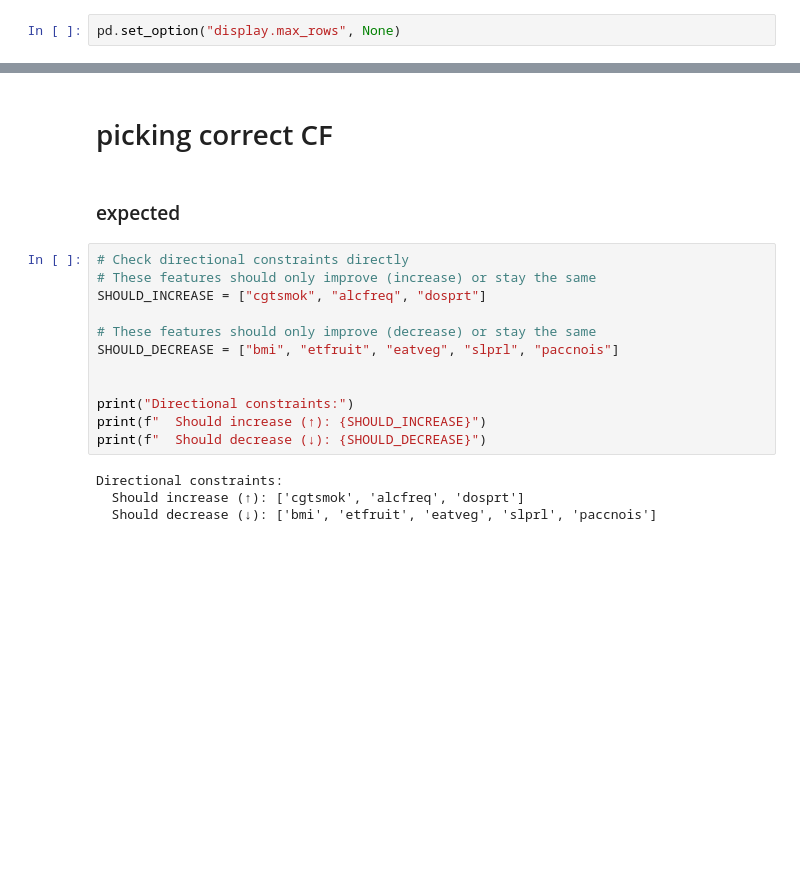
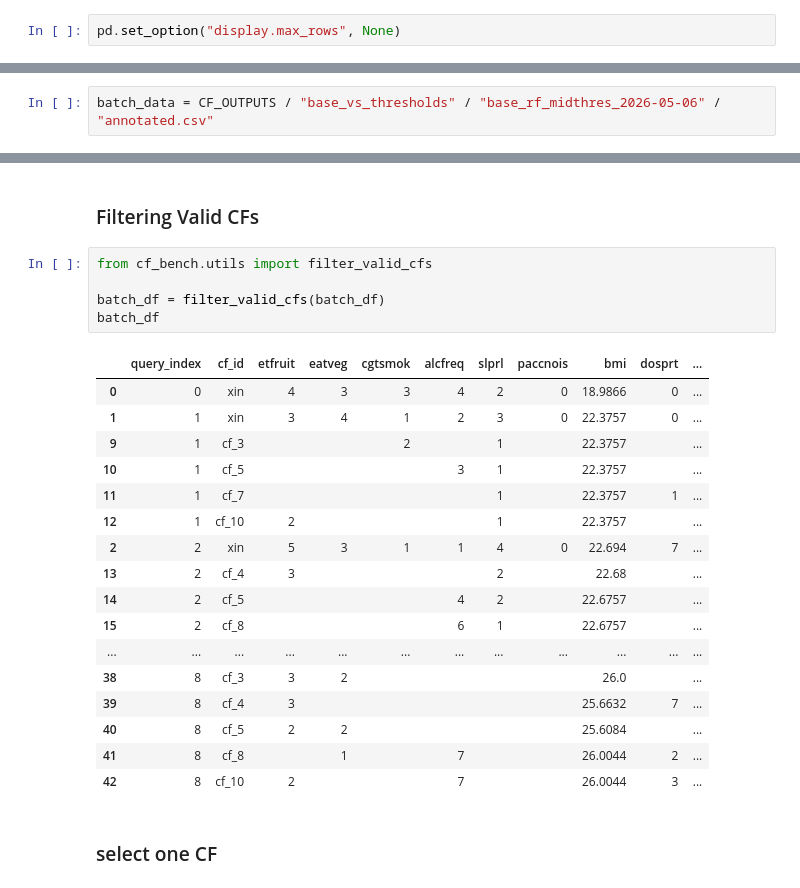
Before and after one commit to Dyretna/cf_bench, a Jupyter notebook: notebooks/counterfactual_tests/base_vs_thresholds/base_rf_midthres.ipynb, the cells around one changed output, grey strips where cells are left out. Cells and saved outputs as stored; diff of their text form; blank space fills up the shorter version.

```diff
--- a/notebooks/counterfactual_tests/base_vs_thresholds/base_rf_midthres.ipynb
+++ b/notebooks/counterfactual_tests/base_vs_thresholds/base_rf_midthres.ipynb
@@ -233,0 +22,2 @@ batch_cfcheck_df
+# %%
+batch_data = CF_OUTPUTS / "base_vs_thresholds" / "base_rf_midthres_2026-05-06" / "annotated.csv"
@@ -234,20 +73,27 @@ batch_cfcheck_df
+# %% [markdown]
+### Filtering Valid CFs
+# %%
+from cf_bench.utils import filter_valid_cfs
+
+batch_df = filter_valid_cfs(batch_df)
+batch_df
+# %% [output]
+|  | query_index | cf_id | etfruit | eatveg | cgtsmok | alcfreq | slprl | paccnois | bmi | dosprt | ... |
+| 0 | 0 | xin | 4 | 3 | 3 | 4 | 2 | 0 | 18.9866 | 0 | ... |
+| 1 | 1 | xin | 3 | 4 | 1 | 2 | 3 | 0 | 22.3757 | 0 | ... |
+| 9 | 1 | cf_3 |  |  | 2 |  | 1 |  | 22.3757 |  | ... |
+| 10 | 1 | cf_5 |  |  |  | 3 | 1 |  | 22.3757 |  | ... |
+| 11 | 1 | cf_7 |  |  |  |  | 1 |  | 22.3757 | 1 | ... |
+| 12 | 1 | cf_10 | 2 |  |  |  | 1 |  | 22.3757 |  | ... |
+| 2 | 2 | xin | 5 | 3 | 1 | 1 | 4 | 0 | 22.694 | 7 | ... |
+| 13 | 2 | cf_4 | 3 |  |  |  | 2 |  | 22.68 |  | ... |
+| 14 | 2 | cf_5 |  |  |  | 4 | 2 |  | 22.6757 |  | ... |
+| 15 | 2 | cf_8 |  |  |  | 6 | 1 |  | 22.6757 |  | ... |
+| ... | ... | ... | ... | ... | ... | ... | ... | ... | ... | ... | ... |
+| 38 | 8 | cf_3 | 3 | 2 |  |  |  |  | 26.0 |  | ... |
+| 39 | 8 | cf_4 | 3 |  |  |  |  |  | 25.6632 | 7 | ... |
+| 40 | 8 | cf_5 | 2 | 2 |  |  |  |  | 25.6084 |  | ... |
+| 41 | 8 | cf_8 |  | 1 |  | 7 |  |  | 26.0044 | 2 | ... |
+| 42 | 8 | cf_10 | 2 |  |  | 7 |  |  | 26.0044 | 3 | ... |
 # %% [markdown]
-# picking correct CF
+### select one CF
-# %% [markdown]
-### expected
-# %%
-# Check directional constraints directly
-# These features should only improve (increase) or stay the same
-SHOULD_INCREASE = ["cgtsmok", "alcfreq", "dosprt"]
-
-# These features should only improve (decrease) or stay the same
-SHOULD_DECREASE = ["bmi", "etfruit", "eatveg", "slprl", "paccnois"]
-
-
-print("Directional constraints:")
-print(f"  Should increase (↑): {SHOULD_INCREASE}")
-print(f"  Should decrease (↓): {SHOULD_DECREASE}")
-# %% [output]
-Directional constraints:
-  Should increase (↑): ['cgtsmok', 'alcfreq', 'dosprt']
-  Should decrease (↓): ['bmi', 'etfruit', 'eatveg', 'slprl', 'paccnois']
```
Also changed, not shown: parts of 30 cells of this notebook, 34 other files.
